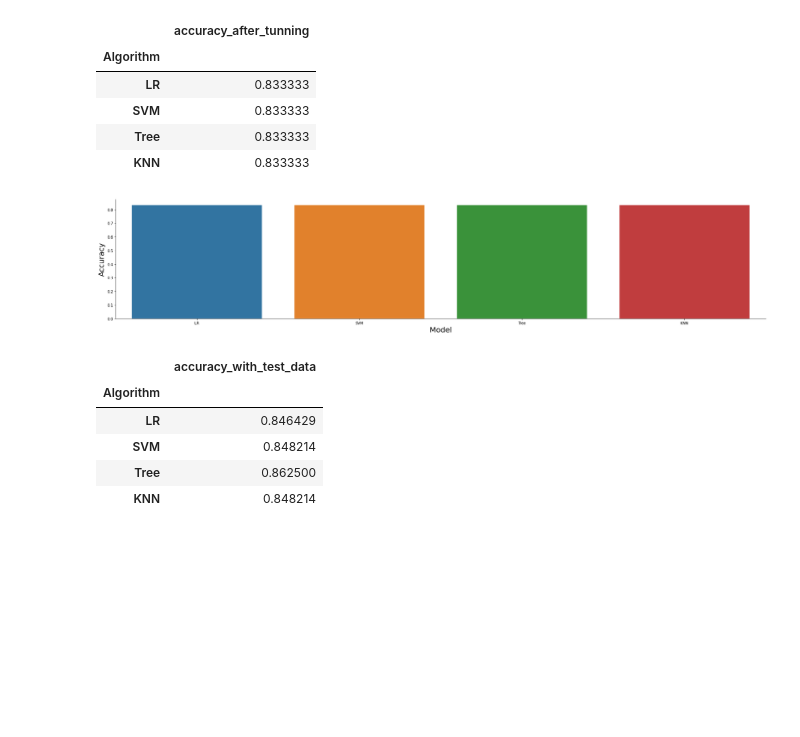
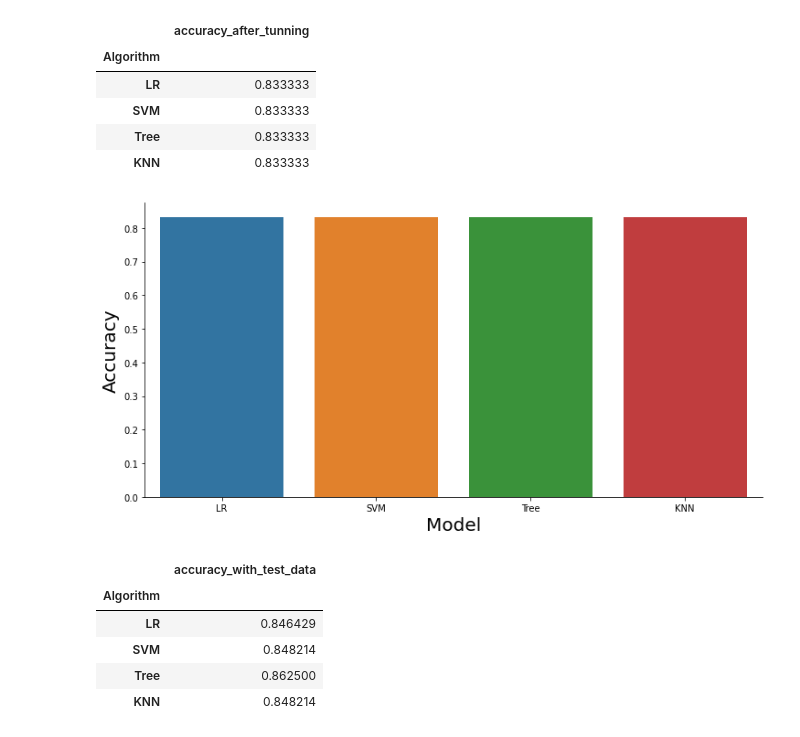
Before and after one commit to alfbararr/testrepo, a Jupyter notebook: Machine Learning Prediction.ipynb, the cells around one changed output. Drawn from its saved outputs; the diff is of its cells as text; code cells hidden in the pictures; blank space fills up the shorter version.

```diff
--- a/Machine Learning Prediction.ipynb
+++ b/Machine Learning Prediction.ipynb
@@ -350,12 +350,12 @@ BM_df
 | Tree | 0.833333 |
 | KNN | 0.833333 |
 # %%
-sns.catplot(x=['LR','SVM','Tree','KNN'], y='accuracy_after_tunning', kind="bar", data=BM_df, aspect = 5)
+sns.catplot(x=['LR','SVM','Tree','KNN'], y='accuracy_after_tunning', kind="bar", data=BM_df, aspect = 2)
 plt.xlabel("Model",fontsize=20)
 plt.ylabel("Accuracy",fontsize=20)
 plt.show()
 # %% [output]
-[figure, old version]
+[figure, new version]
 # %%
 all_rows2 = [[logreg_cv.best_score_], [svm_cv.best_score_],[tree_cv.best_score_],[knn_cv.best_score_]]
 BM_df2 = pd.DataFrame(all_rows2,columns=['accuracy_with_test_data'],index=['LR','SVM','Tree','KNN'])
```
